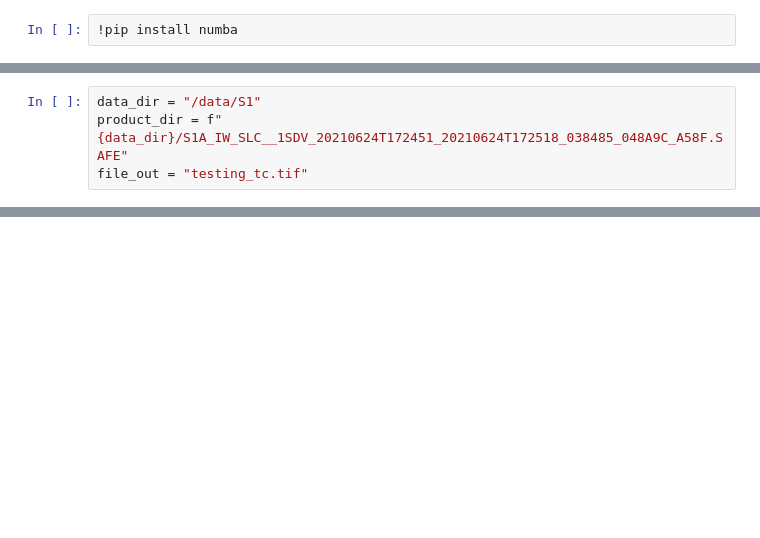
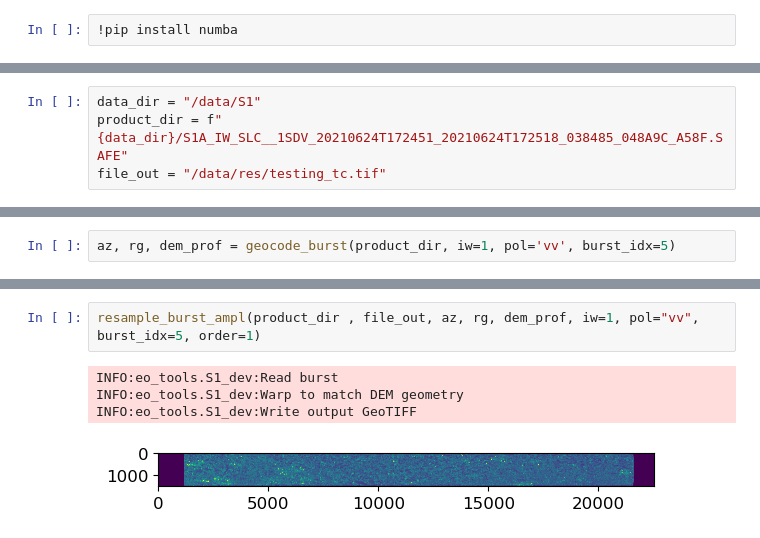
Before and after one commit to odhondt/eo_tools, a Jupyter notebook: notebooks/s1-test-geocoding-functions.ipynb, the cells around one changed output, grey strips where cells are left out. Cells and saved outputs as stored; diff of their text form; blank space fills up the shorter version.

Commit message:
fix to handle any burst

```diff
--- a/notebooks/s1-test-geocoding-functions.ipynb
+++ b/notebooks/s1-test-geocoding-functions.ipynb
@@ -20,4 +22,4 @@ from eo_tools.S1_dev import geocode_burst, resample_burst_ampl
 # %%
 data_dir = "/data/S1"
 product_dir = f"{data_dir}/S1A_IW_SLC__1SDV_20210624T172451_20210624T172518_038485_048A9C_A58F.SAFE"
-file_out = "testing_tc.tif"
+file_out = "/data/res/testing_tc.tif"
@@ -30,0 +26,2 @@ Type:      function
+# %%
+az, rg, dem_prof = geocode_burst(product_dir, iw=1, pol='vv', burst_idx=5)
@@ -31,3 +67,10 @@ Type:      function
+# %%
+resample_burst_ampl(product_dir , file_out, az, rg, dem_prof, iw=1, pol="vv", burst_idx=5, order=1)
+# %% [output]
+INFO:eo_tools.S1_dev:Read burst
+INFO:eo_tools.S1_dev:Warp to match DEM geometry
+INFO:eo_tools.S1_dev:Write output GeoTIFF
+[figure, added]
 # %%
 from folium import LayerControl
 m = Map()
```
Also changed, not shown: parts of 4 cells of this notebook, 1 other file.
